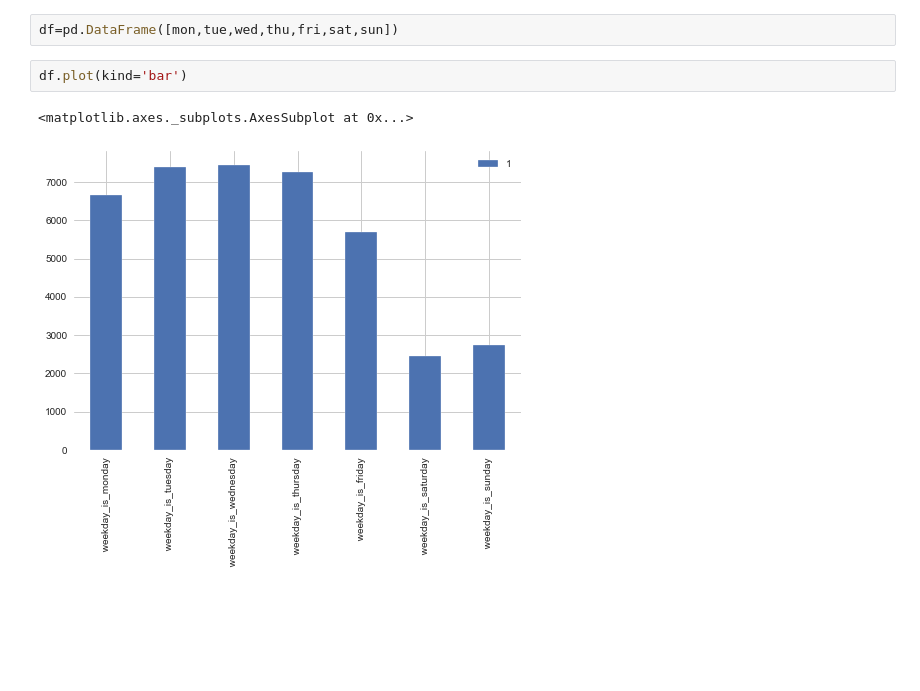
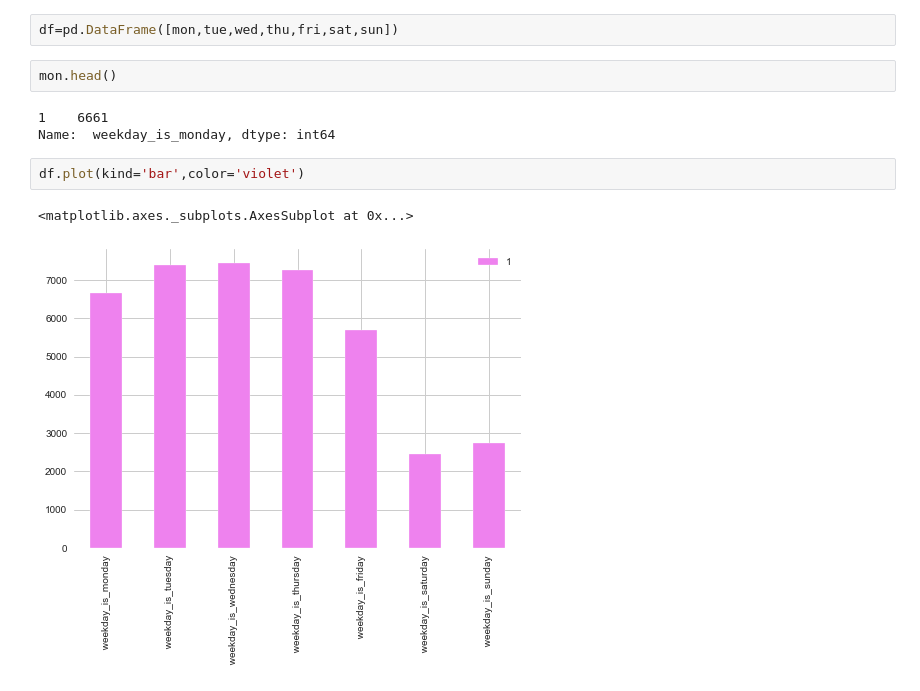
Before and after one commit to sam12321/Online-Article-Analysis, a Jupyter notebook: Edugrad Live Project.ipynb, the cells around one changed output. Saved outputs shown, nothing was run; the diff lists cells and outputs as text; blank space fills up the shorter version.

```diff
--- a/Edugrad Live Project.ipynb
+++ b/Edugrad Live Project.ipynb
@@ -206,8 +231,13 @@ sat=getshares(' weekday_is_saturday')
 sun=getshares(' weekday_is_sunday')
 # %%
 df=pd.DataFrame([mon,tue,wed,thu,fri,sat,sun])
+# %%
+mon.head()
+# %% [output]
+1    6661
+Name:  weekday_is_monday, dtype: int64
 # %%
-df.plot(kind='bar')
+df.plot(kind='bar',color='violet')
 # %% [output]
 <matplotlib.axes._subplots.AxesSubplot at 0x...>
-[figure, old version]
+[figure, new version]
```
Also changed, not shown: parts of 7 cells of this notebook.
